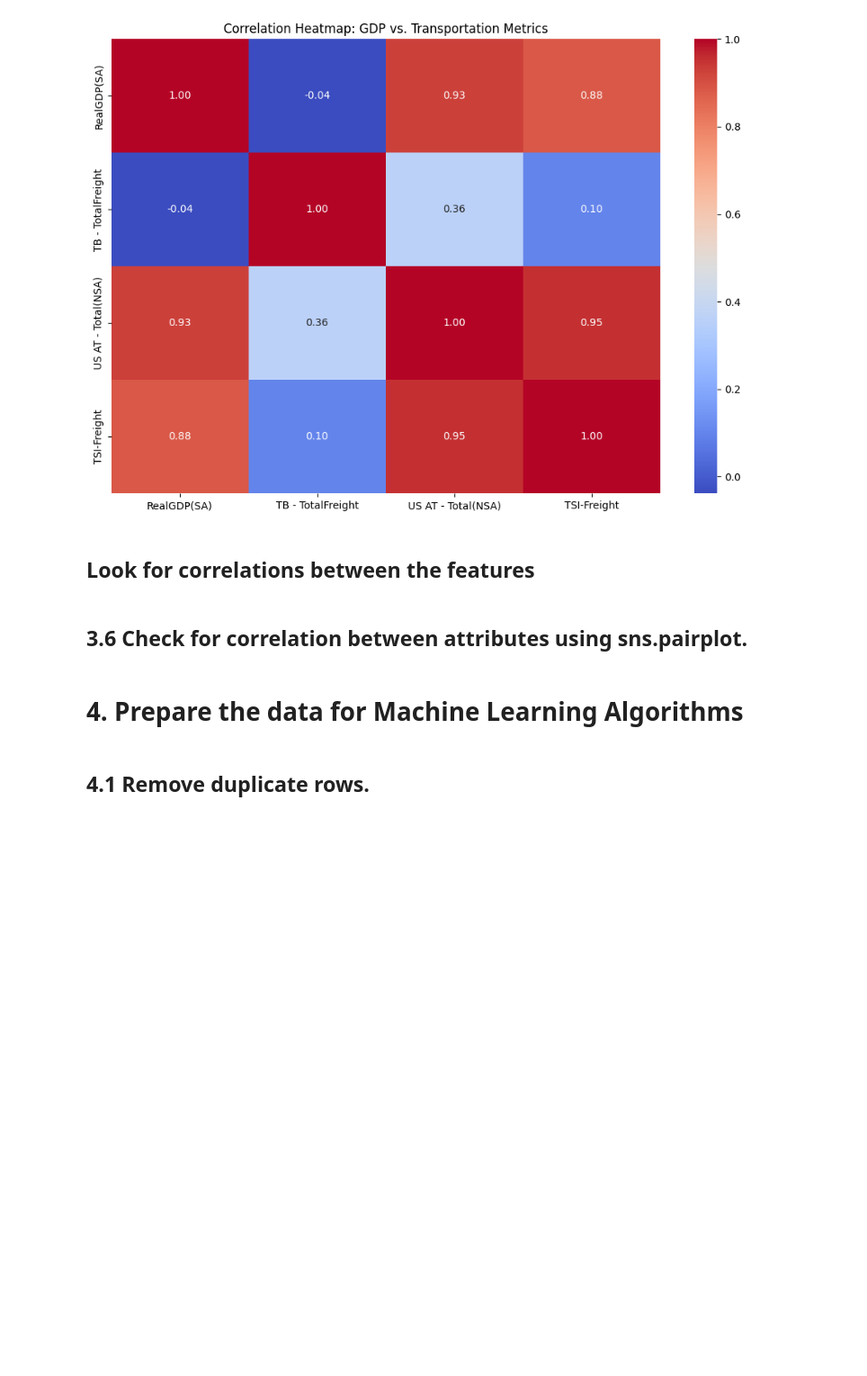
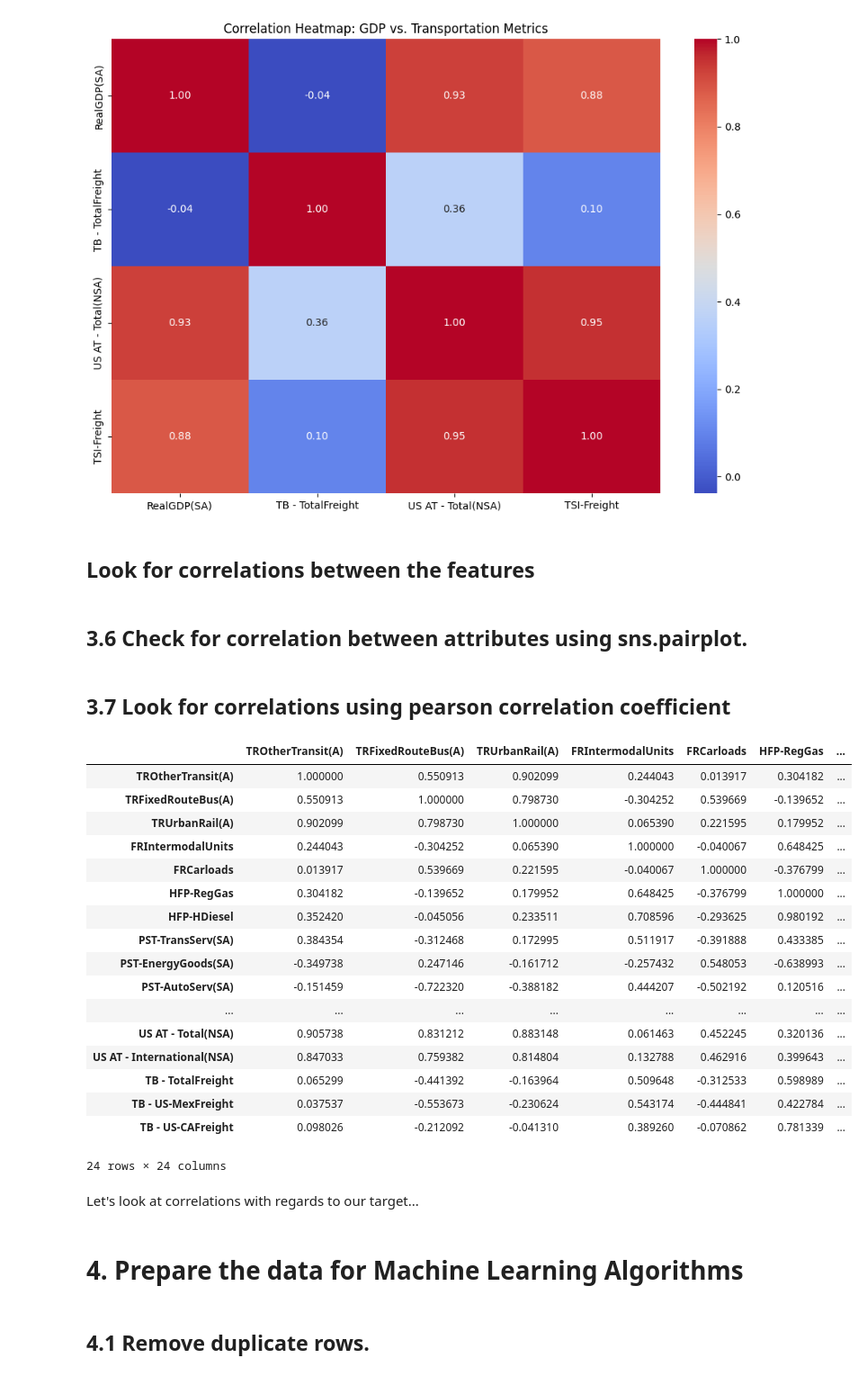
Before and after one commit to HenryCROSS/eecs3401_final_project, a Jupyter notebook: code.ipynb, the cells around one changed output. Shown: that part at 90% size. Drawn from its saved outputs; the diff is of its cells as text; code cells hidden in the pictures; blank space fills up the shorter version.

Commit message:
Add calculating of correlation coefficients

```diff
--- a/code.ipynb
+++ b/code.ipynb
@@ -289,3 +292,29 @@ plt.show()
+# %% [markdown]
+## 3.7 Look for correlations using pearson correlation coefficient
+# %%
+corr_matrix = data.corr(numeric_only=True)
+corr_matrix
+# %% [output]
+|  | TROtherTransit(A) | TRFixedRouteBus(A) | TRUrbanRail(A) | FRIntermodalUnits | FRCarloads | HFP-RegGas | ... |
+| TROtherTransit(A) | 1.000000 | 0.550913 | 0.902099 | 0.244043 | 0.013917 | 0.304182 | ... |
+| TRFixedRouteBus(A) | 0.550913 | 1.000000 | 0.798730 | -0.304252 | 0.539669 | -0.139652 | ... |
+| TRUrbanRail(A) | 0.902099 | 0.798730 | 1.000000 | 0.065390 | 0.221595 | 0.179952 | ... |
+| FRIntermodalUnits | 0.244043 | -0.304252 | 0.065390 | 1.000000 | -0.040067 | 0.648425 | ... |
+| FRCarloads | 0.013917 | 0.539669 | 0.221595 | -0.040067 | 1.000000 | -0.376799 | ... |
+| HFP-RegGas | 0.304182 | -0.139652 | 0.179952 | 0.648425 | -0.376799 | 1.000000 | ... |
+| HFP-HDiesel | 0.352420 | -0.045056 | 0.233511 | 0.708596 | -0.293625 | 0.980192 | ... |
+| PST-TransServ(SA) | 0.384354 | -0.312468 | 0.172995 | 0.511917 | -0.391888 | 0.433385 | ... |
+| PST-EnergyGoods(SA) | -0.349738 | 0.247146 | -0.161712 | -0.257432 | 0.548053 | -0.638993 | ... |
+| PST-AutoServ(SA) | -0.151459 | -0.722320 | -0.388182 | 0.444207 | -0.502192 | 0.120516 | ... |
+| ... | ... | ... | ... | ... | ... | ... | ... |
+| US AT - Total(NSA) | 0.905738 | 0.831212 | 0.883148 | 0.061463 | 0.452245 | 0.320136 | ... |
+| US AT - International(NSA) | 0.847033 | 0.759382 | 0.814804 | 0.132788 | 0.462916 | 0.399643 | ... |
+| TB - TotalFreight | 0.065299 | -0.441392 | -0.163964 | 0.509648 | -0.312533 | 0.598989 | ... |
+| TB - US-MexFreight | 0.037537 | -0.553673 | -0.230624 | 0.543174 | -0.444841 | 0.422784 | ... |
+| TB - US-CAFreight | 0.098026 | -0.212092 | -0.041310 | 0.389260 | -0.070862 | 0.781339 | ... |
+24 rows × 24 columns
+# %% [markdown]
+Let's look at correlations with regards to our target...
 # %% [markdown]
 # 4. Prepare the data for Machine Learning Algorithms
 # %% [markdown]
```
Also changed, not shown: parts of 1 cell of this notebook.
